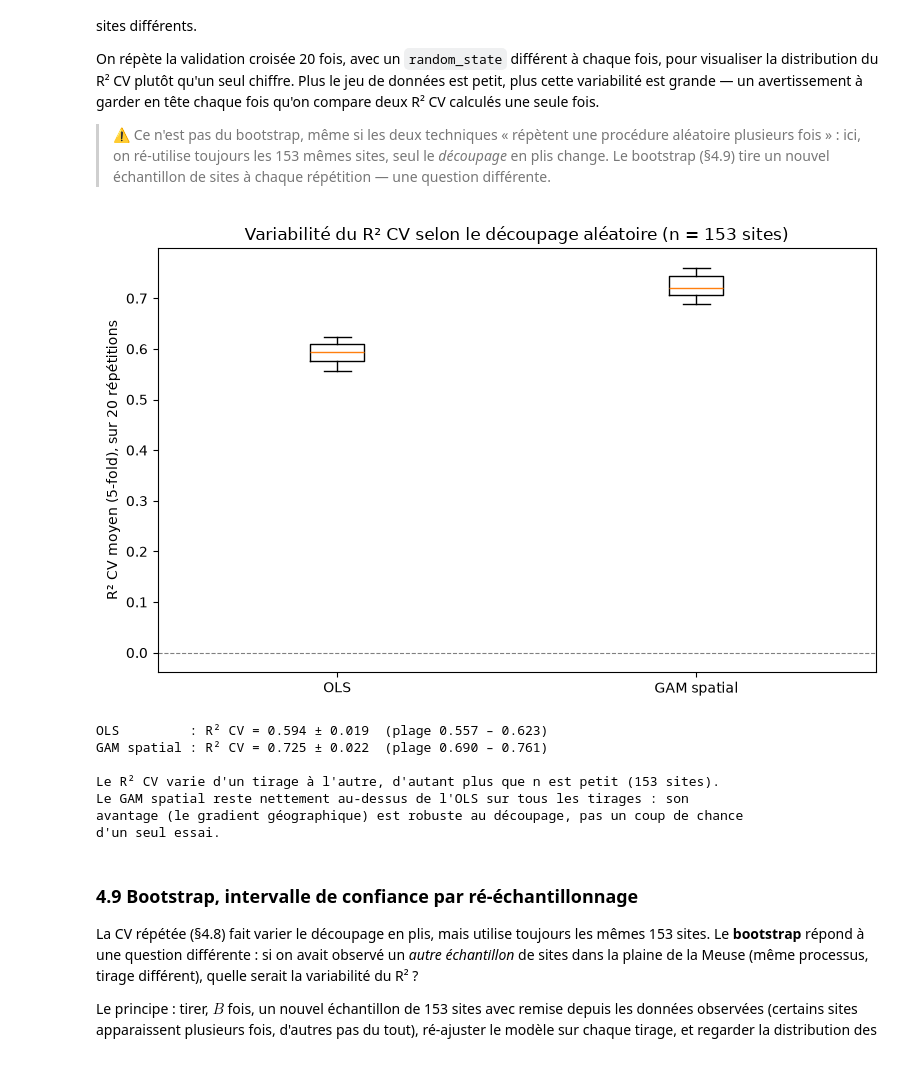
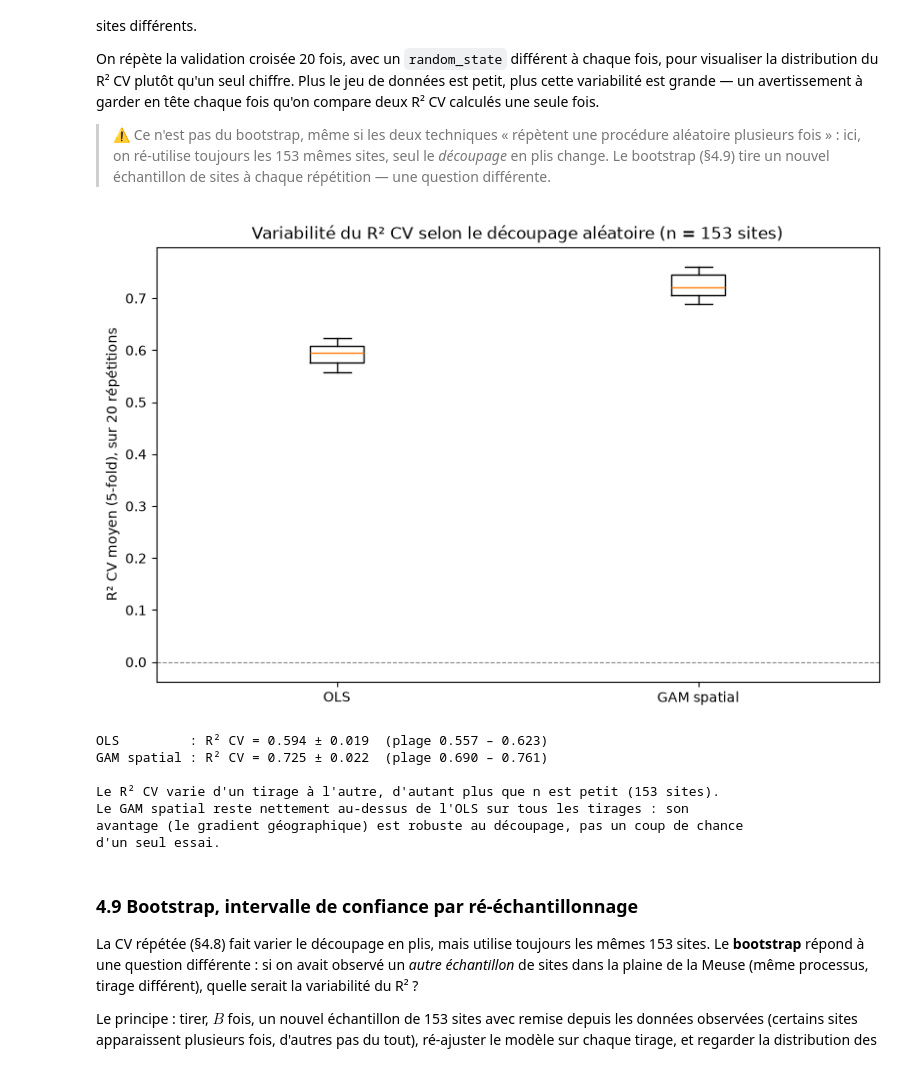
Before and after one commit to gse-unil/2026_Geoinformatique_II, a Jupyter notebook: tps/python/tp-py03.ipynb, the cells around one changed output. Cells and saved outputs as stored; diff of their text form; code cells hidden in the pictures.

```diff
--- a/tps/python/tp-py03.ipynb
+++ b/tps/python/tp-py03.ipynb
@@ -799,34 +1037,19 @@ On répète la validation croisée 20 fois, avec un `random_state` différent à
 # %%
-n_repeats = 20
-r2_repeats_ols    = []
-r2_repeats_gam_sp = []
-for seed in range(n_repeats):
-    kf_r = KFold(n_splits=5, shuffle=True, random_state=seed)
-    r2_repeats_ols.append(cross_val_score(LinearRegression(), X_th, y, cv=kf_r, scoring='r2').mean())
-    r2_repeats_gam_sp.append(cross_val_score(pipe_sp, X_sp, y, cv=kf_r, scoring='r2').mean())
-
-r2_repeats_ols    = np.array(r2_repeats_ols)
-r2_repeats_gam_sp = np.array(r2_repeats_gam_sp)
-
-fig, ax = plt.subplots(figsize=(8, 5))
-ax.boxplot([r2_repeats_ols, r2_repeats_gam_sp], tick_labels=['OLS', 'GAM spatial'])
-ax.axhline(0, color='grey', linewidth=0.8, linestyle='--')
-ax.set_ylabel(f'R² CV moyen (5-fold), sur {n_repeats} répétitions')
-ax.set_title(f'Variabilité du R² CV selon le découpage aléatoire (n = {len(y)} sites)')
-plt.tight_layout()
-plt.show()
+boites({'OLS': r2_repeats_ols, 'GAM spatial': r2_repeats_gam_sp},
+       ylabel=f'R² CV moyen (5-fold), sur {n_repeats} répétitions',
+       titre=f'Variabilité du R² CV selon le découpage aléatoire (n = {len(y)} sites)')
 
 print(f"OLS         : R² CV = {r2_repeats_ols.mean():.3f} ± {r2_repeats_ols.std():.3f}  "
       f"(plage {r2_repeats_ols.min():.3f} – {r2_repeats_ols.max():.3f})")
 print(f"GAM spatial : R² CV = {r2_repeats_gam_sp.mean():.3f} ± {r2_repeats_gam_sp.std():.3f}  "
       f"(plage {r2_repeats_gam_sp.min():.3f} – {r2_repeats_gam_sp.max():.3f})")
 print()
 print("Le R² CV varie d'un tirage à l'autre, d'autant plus que n est petit (153 sites).")
 print("Le GAM spatial reste nettement au-dessus de l'OLS sur tous les tirages : son")
 print("avantage (le gradient géographique) est robuste au découpage, pas un coup de chance")
 print("d'un seul essai.")
 # %% [output]
-[figure, old version]
+[figure, new version]
 OLS         : R² CV = 0.594 ± 0.019  (plage 0.557 – 0.623)
 GAM spatial : R² CV = 0.725 ± 0.022  (plage 0.690 – 0.761)
 
```
Also changed, not shown: parts of 58 cells of this notebook.
